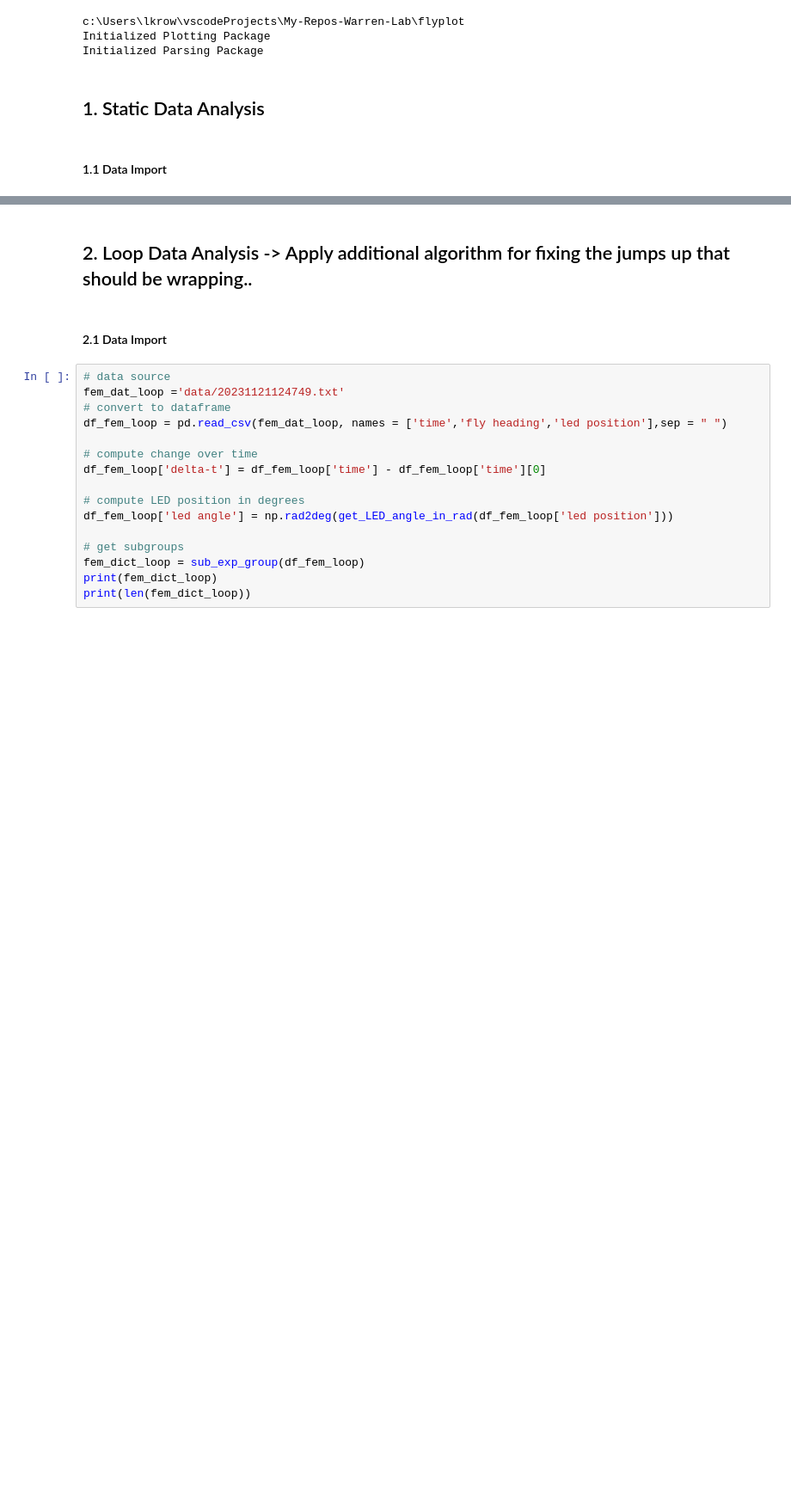
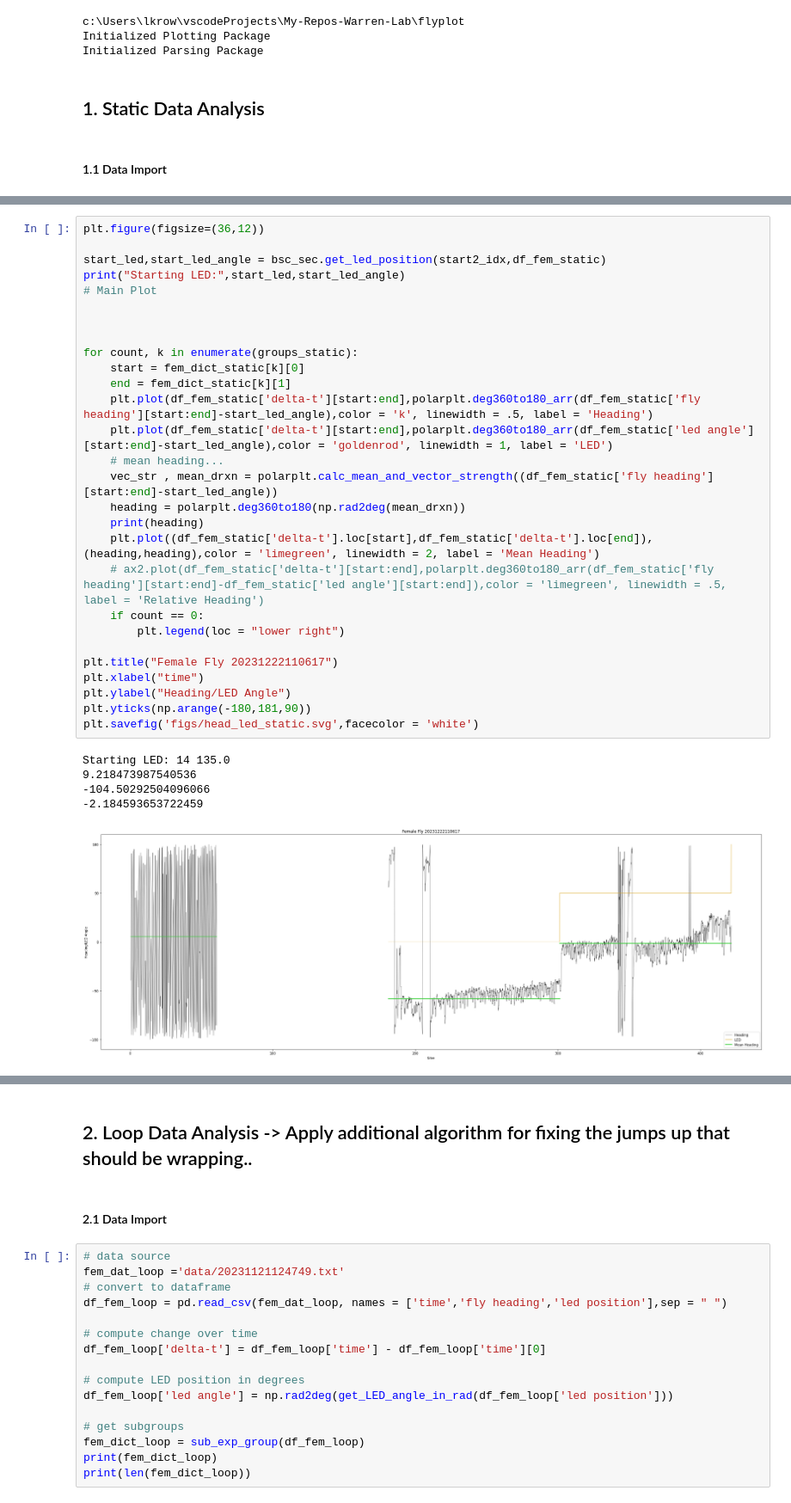
Before and after one commit to warren-lab/flyplot, a Jupyter notebook: Magno_Compare/magno_compare.ipynb, the cells around one changed output, grey strips where cells are left out. Shown at 86% size. Cells and saved outputs as stored; diff of their text form; blank space fills up the shorter version.

```diff
--- a/Magno_Compare/magno_compare.ipynb
+++ b/Magno_Compare/magno_compare.ipynb
@@ -151,0 +194,34 @@ Text(0, 0.5, 'Heading/LED Angle')
+# %%
+plt.figure(figsize=(36,12))
+
+start_led,start_led_angle = bsc_sec.get_led_position(start2_idx,df_fem_static)
+print("Starting LED:",start_led,start_led_angle)
+# Main Plot
+
+
+
+for count, k in enumerate(groups_static):
+    start = fem_dict_static[k][0]
+    end = fem_dict_static[k][1]
+    plt.plot(df_fem_static['delta-t'][start:end],polarplt.deg360to180_arr(df_fem_static['fly heading'][start:end]-start_led_angle),color = 'k', linewidth = .5, label = 'Heading')
+    plt.plot(df_fem_static['delta-t'][start:end],polarplt.deg360to180_arr(df_fem_static['led angle'][start:end]-start_led_angle),color = 'goldenrod', linewidth = 1, label = 'LED')
+    # mean heading...
+    vec_str , mean_drxn = polarplt.calc_mean_and_vector_strength((df_fem_static['fly heading'][start:end]-start_led_angle))
+    heading = polarplt.deg360to180(np.rad2deg(mean_drxn))
+    print(heading)
+    plt.plot((df_fem_static['delta-t'].loc[start],df_fem_static['delta-t'].loc[end]),(heading,heading),color = 'limegreen', linewidth = 2, label = 'Mean Heading')
+    # ax2.plot(df_fem_static['delta-t'][start:end],polarplt.deg360to180_arr(df_fem_static['fly heading'][start:end]-df_fem_static['led angle'][start:end]),color = 'limegreen', linewidth = .5, label = 'Relative Heading')
+    if count == 0:
+        plt.legend(loc = "lower right")
+
+plt.title("Female Fly 20231222110617")
+plt.xlabel("time")
+plt.ylabel("Heading/LED Angle")
+plt.yticks(np.arange(-180,181,90))
+plt.savefig('figs/head_led_static.svg',facecolor = 'white')
+# %% [output]
+Starting LED: 14 135.0
+9.218473987540536
+-104.50292504096066
+-2.184593653722459
+[figure, added]
```
Also changed, not shown: parts of 19 cells of this notebook, 5 other files.
